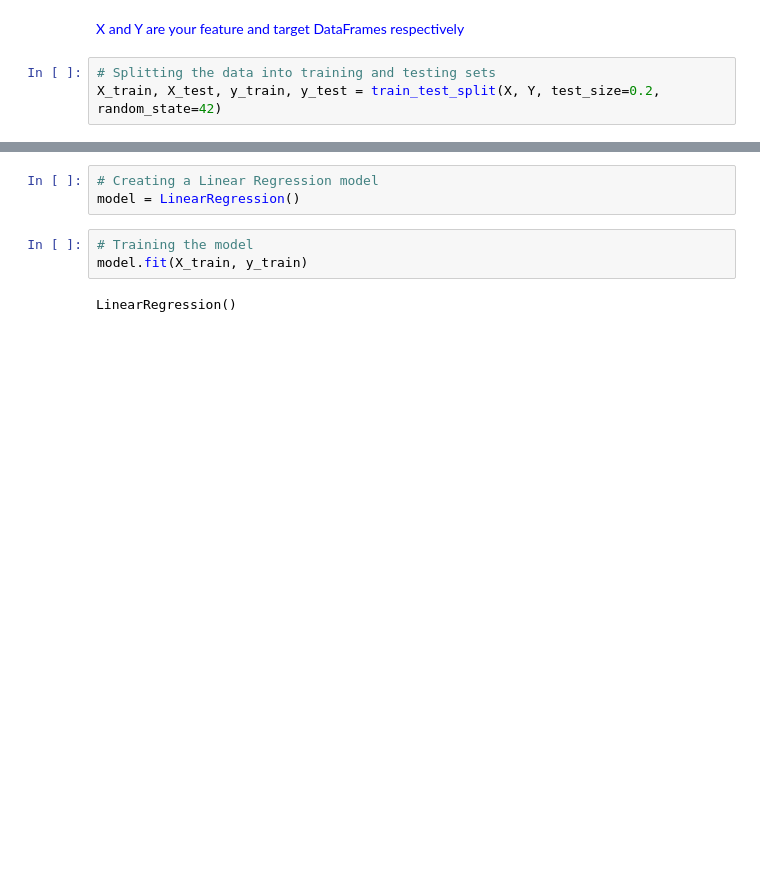
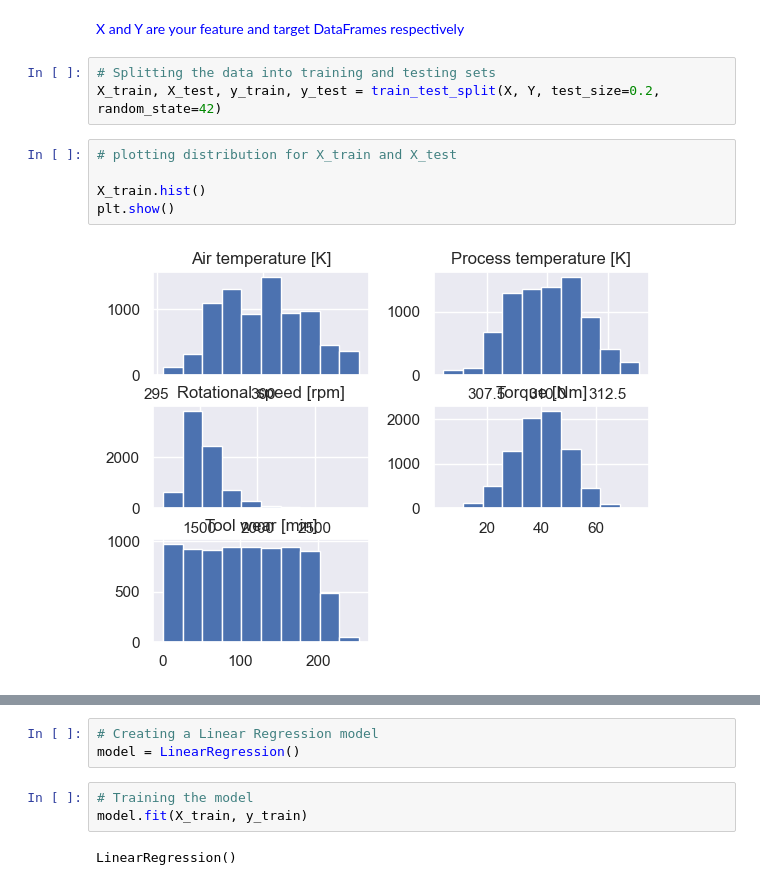
Before and after one commit to cevoaustralia/predictive-maintenance, a Jupyter notebook: predictive_maintenance.ipynb, the cells around one changed output, grey strips where cells are left out. Drawn from its saved outputs; the diff is of its cells as text; blank space fills up the shorter version.

```diff
--- a/predictive_maintenance.ipynb
+++ b/predictive_maintenance.ipynb
@@ -244,3 +246,10 @@ Y.head(5)
 # %%
 # Splitting the data into training and testing sets
 X_train, X_test, y_train, y_test = train_test_split(X, Y, test_size=0.2, random_state=42)
+# %%
+# plotting distribution for X_train and X_test
+
+X_train.hist()
+plt.show()
+# %% [output]
+[figure, added]
```
Also changed, not shown: parts of 20 cells of this notebook, 1 other file.
